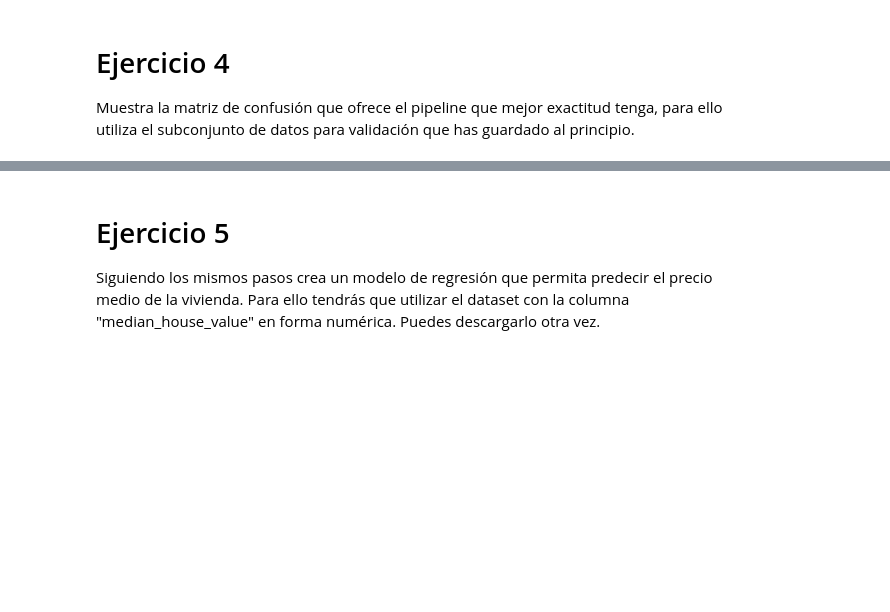
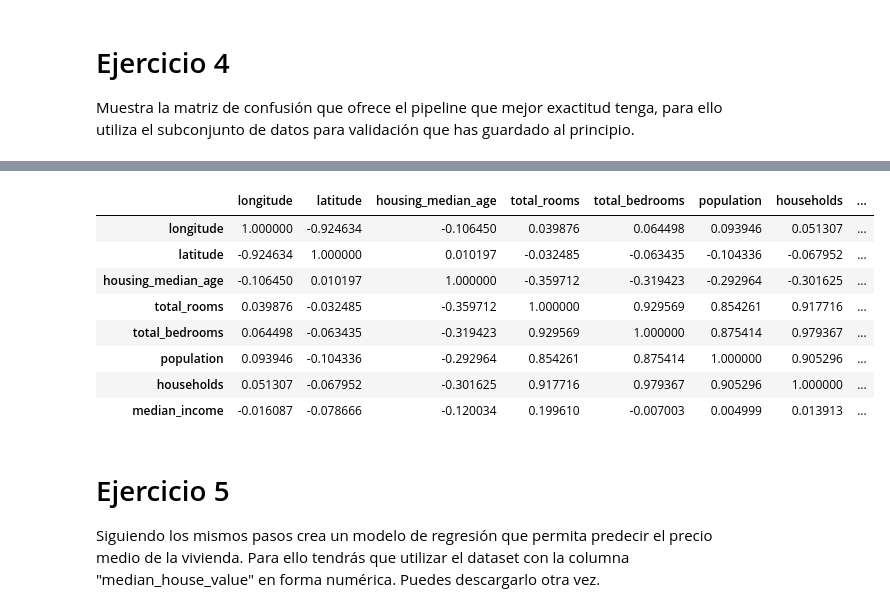
Before and after one commit to ftp-andrei/WorkSpace_VSCode_IABD, a Jupyter notebook: ProgramacionIA/Prácticas/Tema4_ManipulacionDatos/4-1.Pipelines/ArbolDeDecision_ejercicio_alumnos.ipynb, the cells around one changed output, grey strips where cells are left out. Saved outputs shown, nothing was run; the diff lists cells and outputs as text; code cells hidden in the pictures; blank space fills up the shorter version.

```diff
--- a/ProgramacionIA/Prácticas/Tema4_ManipulacionDatos/4-1.Pipelines/ArbolDeDecision_ejercicio_alumnos.ipynb
+++ b/ProgramacionIA/Prácticas/Tema4_ManipulacionDatos/4-1.Pipelines/ArbolDeDecision_ejercicio_alumnos.ipynb
@@ -13,5 +71,10 @@ Lo primero que haremos es clasificar las casas por precio: muy alto, alto, medio
 # %% [markdown]
 Divide el dataset para guardar un 10% a validación
+# %%
+from sklearn.model_selection import train_test_split
+X = df.drop(columns='median_house_value_new', axis=1)
+y = df['median_house_value_new']
+X_train, X_test, y_train, y_test = train_test_split(X, y, test_size=0.1, random_state=42)
 # %% [markdown]
 # Ejercicio 1
  Implementa los transformadores que consideres para realizar el preprocesamiento de los datos.
@@ -38,3 +346,25 @@ Muestra la matriz de confusión que ofrece el pipeline que mejor exactitud tenga
+# %%
+import pandas as pd
+import numpy as np
+
+df = pd.read_csv(url)
+t1 = Transformador1()
+X_train = t1.fit_transform(X_train)
+
+rs = np.random.RandomState(0)
+
+corr = X_train.corr()
+corr.style.background_gradient(cmap='coolwarm')
+# %% [output]
+|  | longitude | latitude | housing_median_age | total_rooms | total_bedrooms | population | households | ... |
+| longitude | 1.000000 | -0.924634 | -0.106450 | 0.039876 | 0.064498 | 0.093946 | 0.051307 | ... |
+| latitude | -0.924634 | 1.000000 | 0.010197 | -0.032485 | -0.063435 | -0.104336 | -0.067952 | ... |
+| housing_median_age | -0.106450 | 0.010197 | 1.000000 | -0.359712 | -0.319423 | -0.292964 | -0.301625 | ... |
+| total_rooms | 0.039876 | -0.032485 | -0.359712 | 1.000000 | 0.929569 | 0.854261 | 0.917716 | ... |
+| total_bedrooms | 0.064498 | -0.063435 | -0.319423 | 0.929569 | 1.000000 | 0.875414 | 0.979367 | ... |
+| population | 0.093946 | -0.104336 | -0.292964 | 0.854261 | 0.875414 | 1.000000 | 0.905296 | ... |
+| households | 0.051307 | -0.067952 | -0.301625 | 0.917716 | 0.979367 | 0.905296 | 1.000000 | ... |
+| median_income | -0.016087 | -0.078666 | -0.120034 | 0.199610 | -0.007003 | 0.004999 | 0.013913 | ... |
 # %% [markdown]
 # Ejercicio 5
 
```
Also changed, not shown: parts of 16 cells of this notebook, 7 other files.
